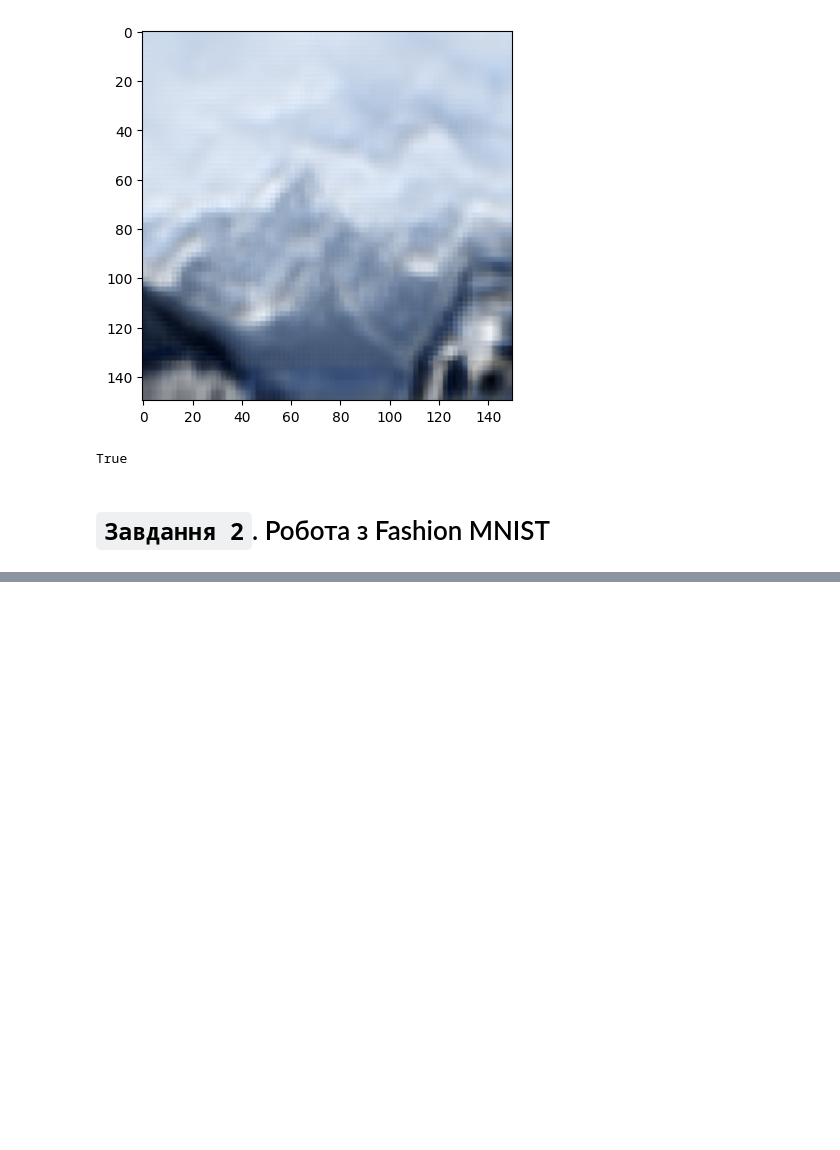
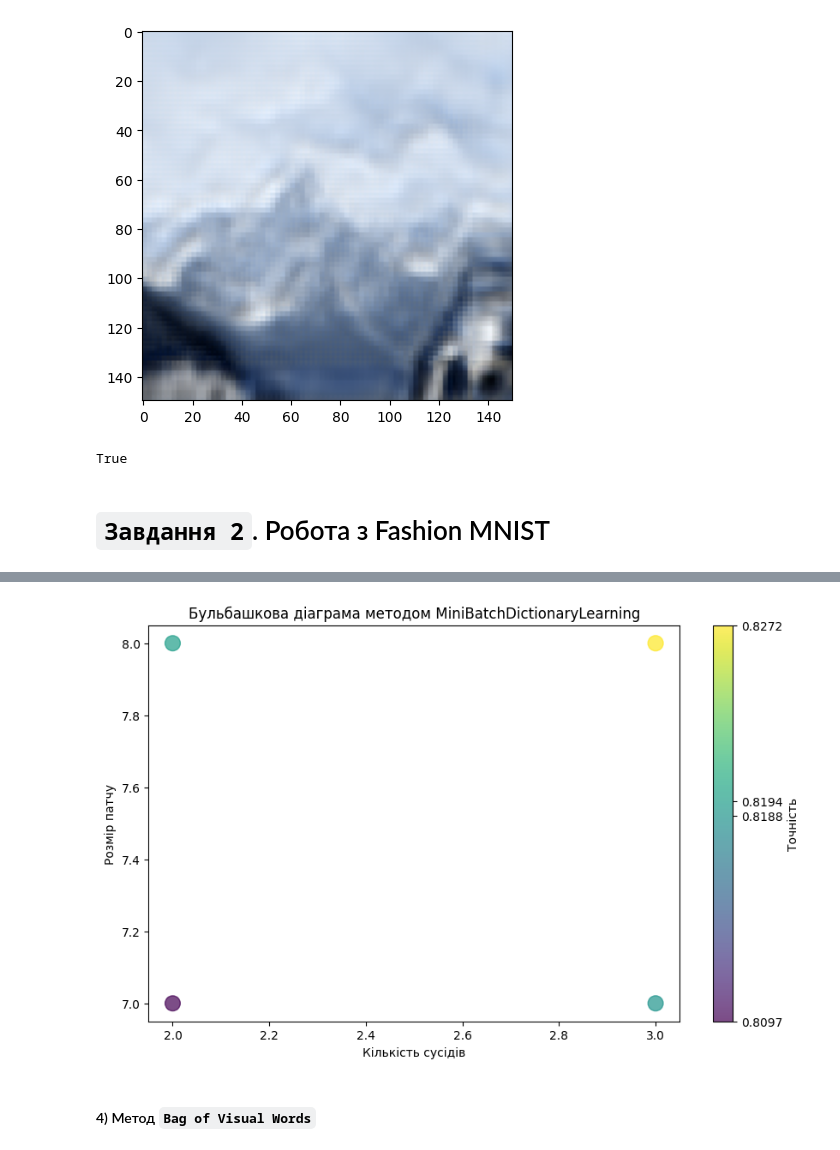
Before and after one commit to ulyagram77/Intelligent_Data_Analysis_Labs, a Jupyter notebook: Laboratorna6/lab6.ipynb, the cells around one changed output, grey strips where cells are left out. Drawn from its saved outputs; the diff is of its cells as text; code cells hidden in the pictures; blank space fills up the shorter version.

```diff
--- a/Laboratorna6/lab6.ipynb
+++ b/Laboratorna6/lab6.ipynb
@@ -250,0 +292,8 @@ True
+# %%
+# проводжу патчінг
+patch_sizes = [(7, 7), (8, 8)]
+orb = ORB()
+
+def orb_features(image_patch):
+    orb.detect_and_extract(image_patch)
+    return orb.descriptors
@@ -250,0 +330,3 @@ True
+# %%
+mini_batch_df = pd.DataFrame(data, columns=["patch_size", "n_neighbors", "accuracy"])
+mini_batch_df
@@ -250,0 +339,23 @@ True
+# %%
+x_values = mini_batch_df["n_neighbors"]
+y_values = mini_batch_df["patch_size"]
+sizes = mini_batch_df["accuracy"] * 200  # Adjust the multiplier as needed
+colors = mini_batch_df["accuracy"]  # Use accuracy values for colors
+
+plt.figure(figsize=(10, 6))
+scatter = plt.scatter(x_values, y_values, s=sizes, c=colors, cmap="viridis", alpha=0.7)
+
+plt.title("Бульбашкова діаграма методом MiniBatchDictionaryLearning")
+plt.xlabel("Кількість сусідів")
+plt.ylabel("Розмір патчу")
+
+# Create a colorbar with accuracy values
+cbar = plt.colorbar(scatter, label="Точність")
+cbar.set_ticks(colors)
+cbar.set_ticklabels(["{:.4f}".format(val) for val in colors])
+
+plt.show()
+# %% [output]
+[figure, added]
+# %% [markdown]
+#### 4) Метод `Bag of Visual Words`
```
Also changed, not shown: parts of 14 cells of this notebook.
